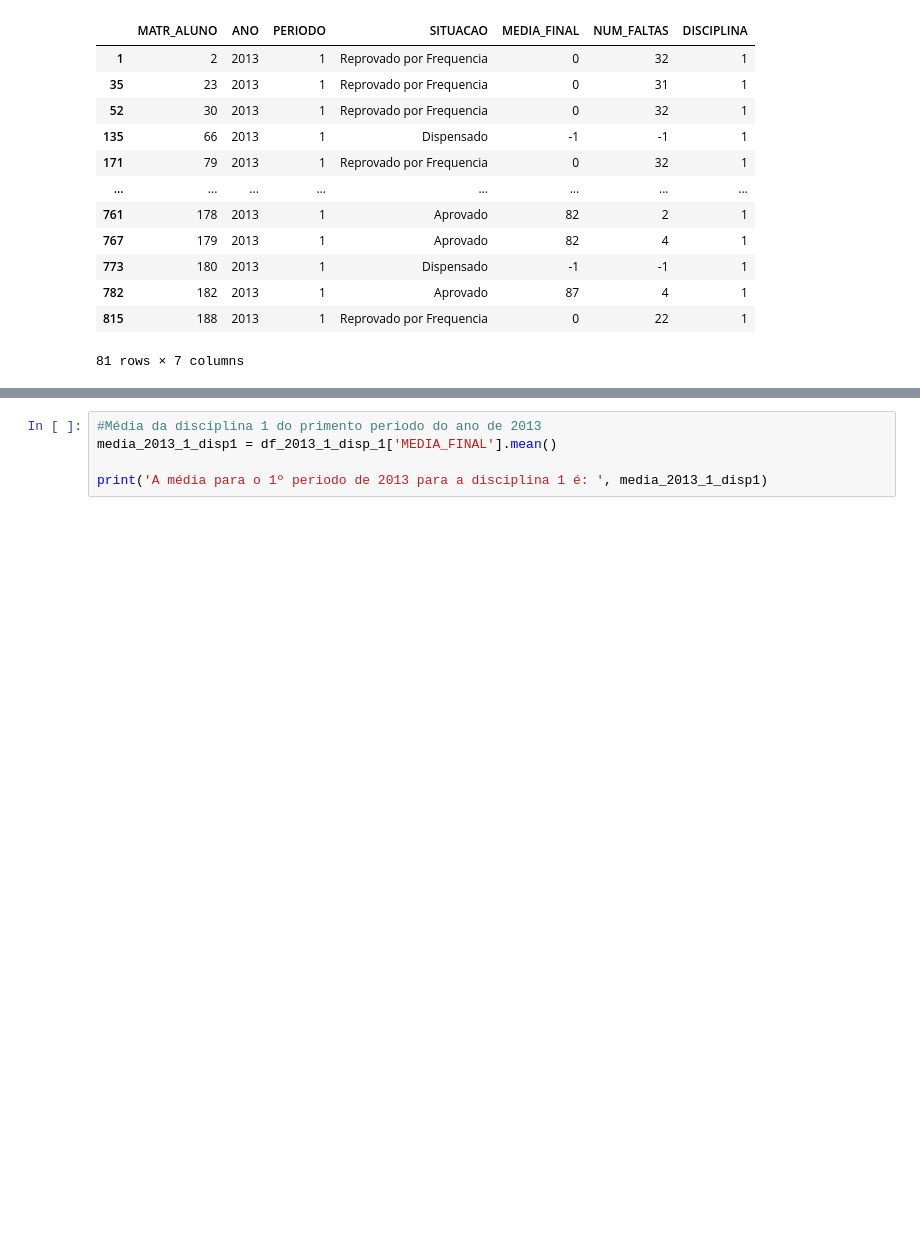
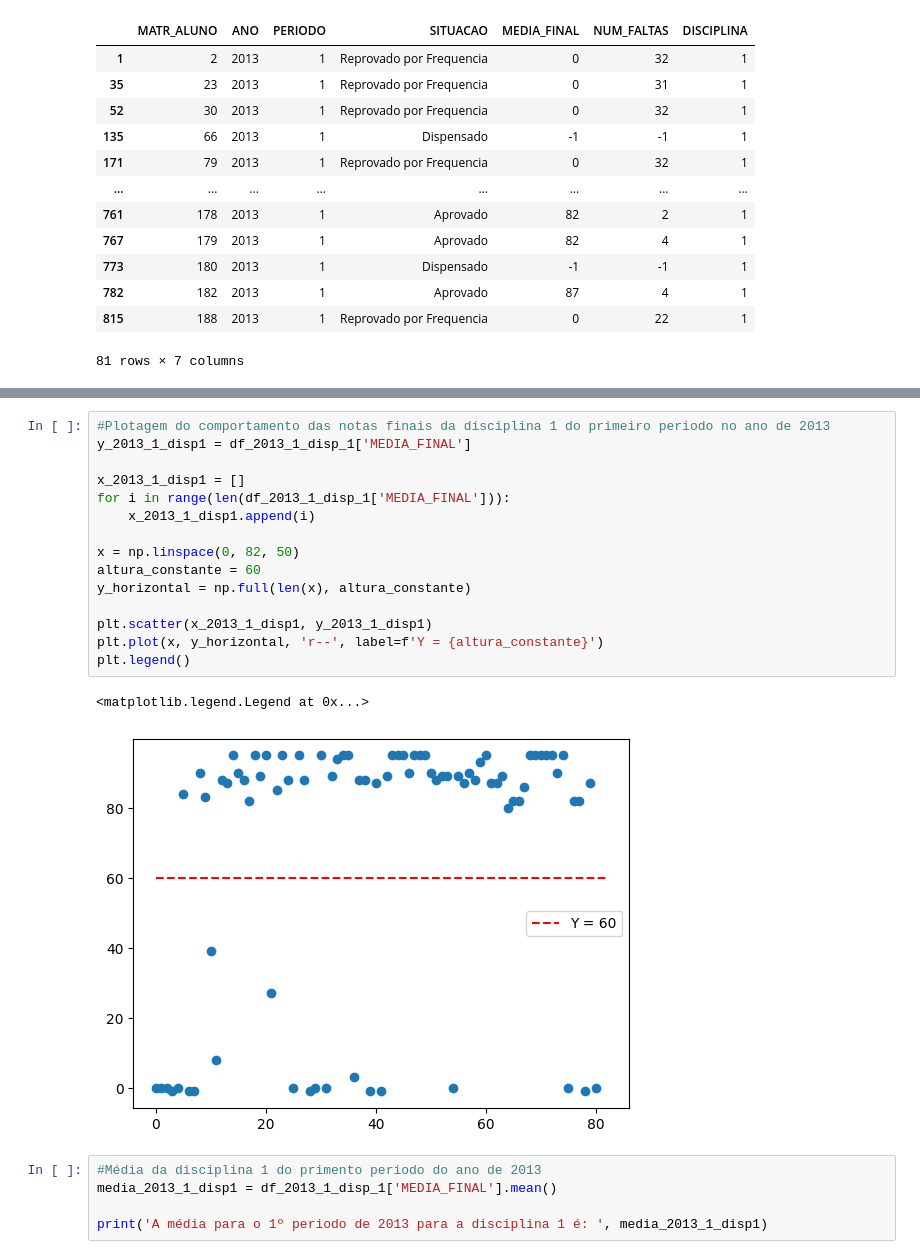
Before and after one commit to aleder-linm/trabalho-rp-dados-disciplinas, a Jupyter notebook: main.ipynb, the cells around one changed output, grey strips where cells are left out. Saved outputs shown, nothing was run; the diff lists cells and outputs as text; blank space fills up the shorter version.

Commit message:
Análise por disciplina #2

```diff
--- a/main.ipynb
+++ b/main.ipynb
@@ -212,3 +224,21 @@ display(df_2013_1_disp_1)
+# %%
+#Plotagem do comportamento das notas finais da disciplina 1 do primeiro periodo no ano de 2013
+y_2013_1_disp1 = df_2013_1_disp_1['MEDIA_FINAL']
+
+x_2013_1_disp1 = []
+for i in range(len(df_2013_1_disp_1['MEDIA_FINAL'])):
+    x_2013_1_disp1.append(i)
+
+x = np.linspace(0, 82, 50)
+altura_constante = 60
+y_horizontal = np.full(len(x), altura_constante)
+
+plt.scatter(x_2013_1_disp1, y_2013_1_disp1)
+plt.plot(x, y_horizontal, 'r--', label=f'Y = {altura_constante}')
+plt.legend()
+# %% [output]
+<matplotlib.legend.Legend at 0x...>
+[figure, new version]
 # %%
 #Média da disciplina 1 do primento periodo do ano de 2013
 media_2013_1_disp1 = df_2013_1_disp_1['MEDIA_FINAL'].mean()
```
Also changed, not shown: parts of 30 cells of this notebook.
